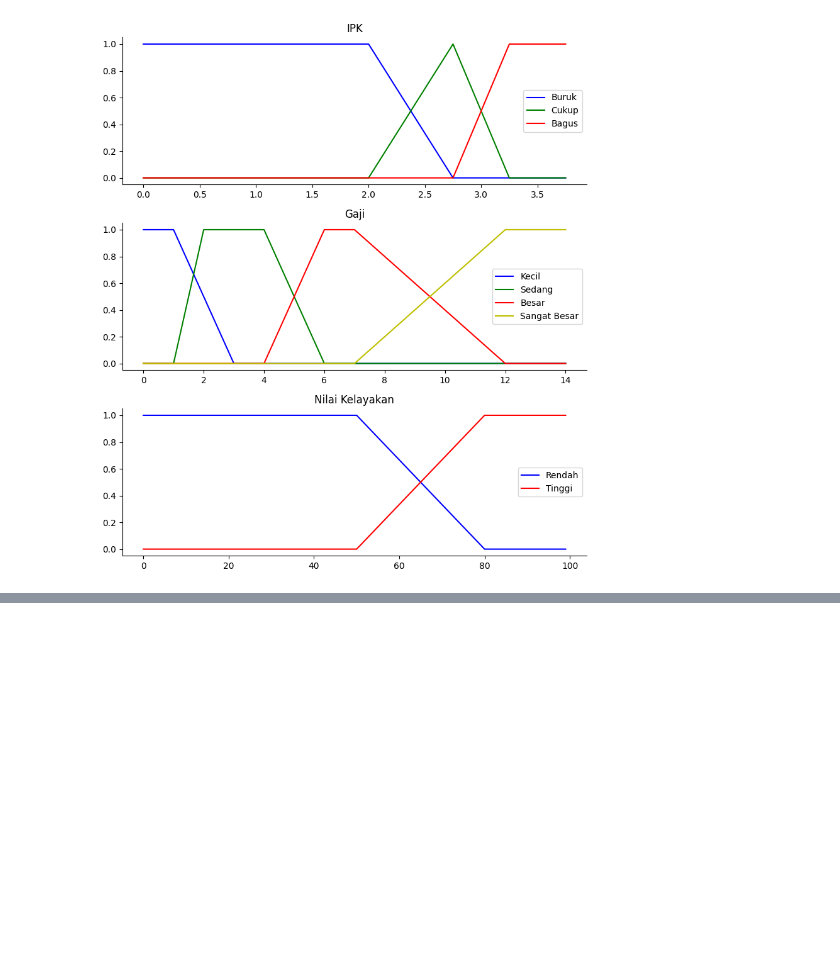
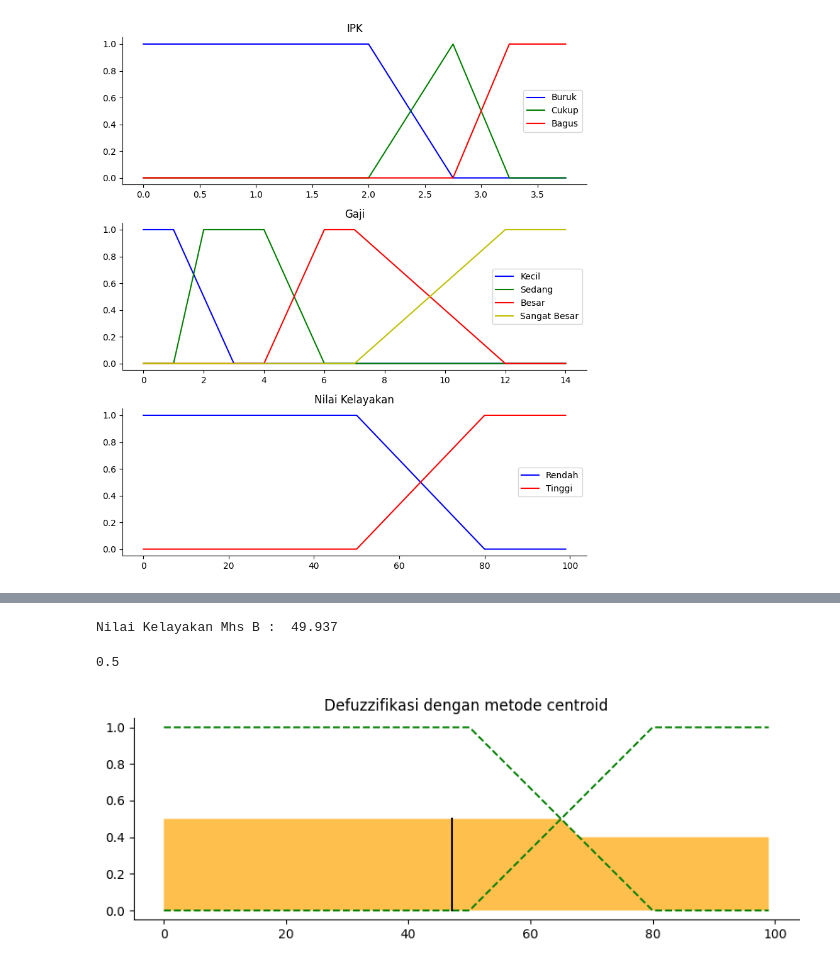
Before and after one commit to dyvaniest/kecerdasan-buatan-logika-fuzzy, a Jupyter notebook: fuzzy-mamdani.ipynb, the cells around one changed output, grey strips where cells are left out. Drawn from its saved outputs; the diff is of its cells as text; code cells hidden in the pictures; blank space fills up the shorter version.

```diff
--- a/fuzzy-mamdani.ipynb
+++ b/fuzzy-mamdani.ipynb
@@ -102,0 +300,34 @@ plt.tight_layout()
+# %%
+#komposisi aturan
+komposisi = np.fmax(mhsA_nk_rendah, mhsB_nk_tinggi)
+
+#Hasil Defuzzifikasi
+nk = fuzz.defuzz(x_nk, komposisi, 'centroid')
+print("Nilai Kelayakan Mhs B : ", round(nk,3))
+
+#nilai Fuzzy untuk membership function
+nk_defuzzy = fuzz.interp_membership(x_nk, komposisi, nk)
+nk_defuzzy
+# %% [output]
+Nilai Kelayakan Mhs B :  49.937
+0.5
+# %%
+#Visualisasi Hasil
+fig, ax0 = plt.subplots(figsize=(8, 3))
+
+ax0.plot(x_nk, nk_rendah, 'g', linewidth=1.5, linestyle='--', label='Rendah')
+ax0.plot(x_nk, nk_tinggi, 'g', linewidth=1.5, linestyle='--', label='Tinggi')
+ax0.fill_between(x_nk, nk0, komposisi, facecolor='Orange', alpha=0.7)
+ax0.plot([nk, nk], [0, nk_defuzzy], 'k', linewidth=1.5, alpha=0.9)
+ax0.set_title('Defuzzifikasi dengan metode centroid')
+
+#Turn off top/right axes
+for ax in (ax0,):
+    ax.spines['top'].set_visible(False)
+    ax.spines['right'].set_visible(False)
+    ax.get_xaxis().tick_bottom()
+    ax.get_yaxis().tick_left()
+
+plt.tight_layout()
+# %% [output]
+[figure, added]
```
Also changed, not shown: parts of 9 cells of this notebook.
